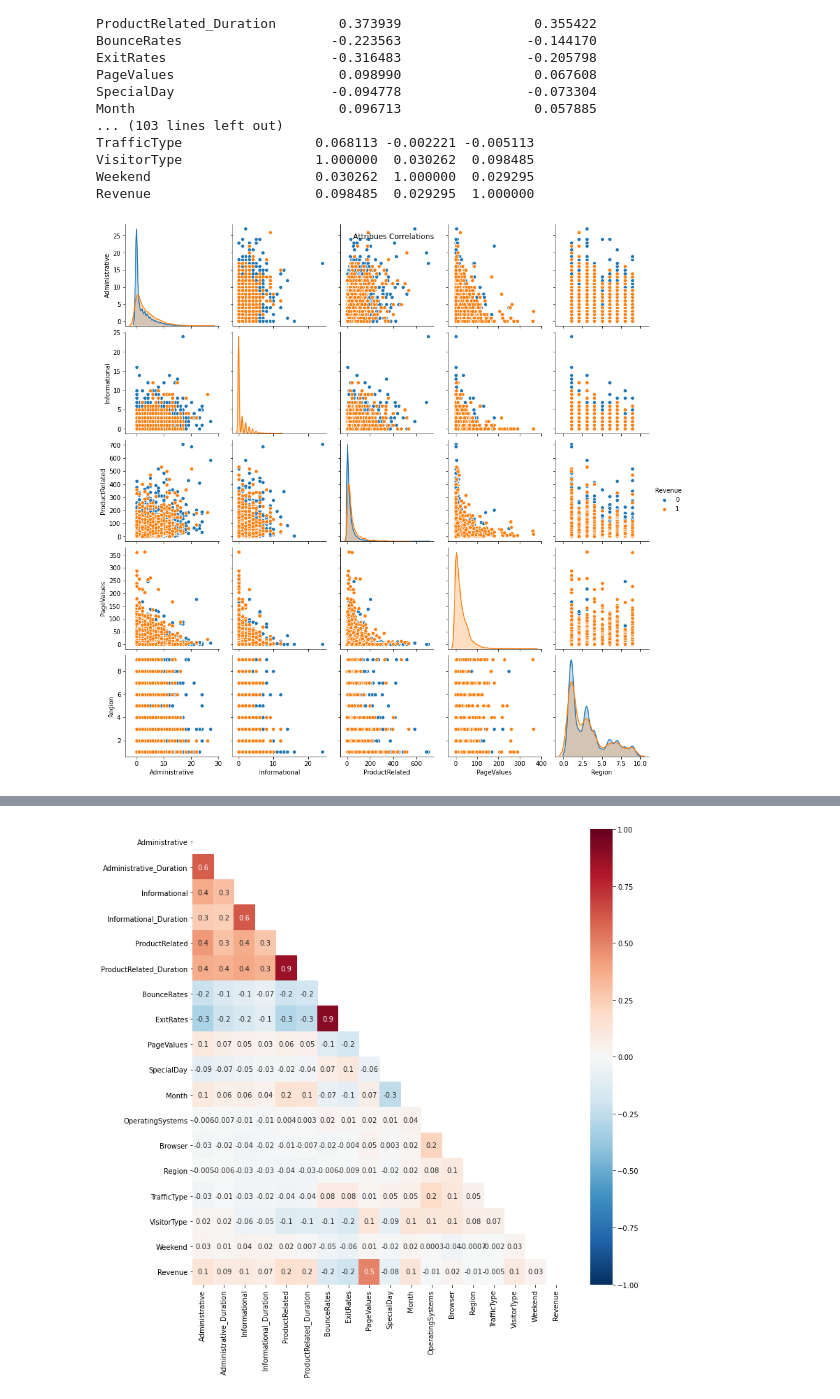
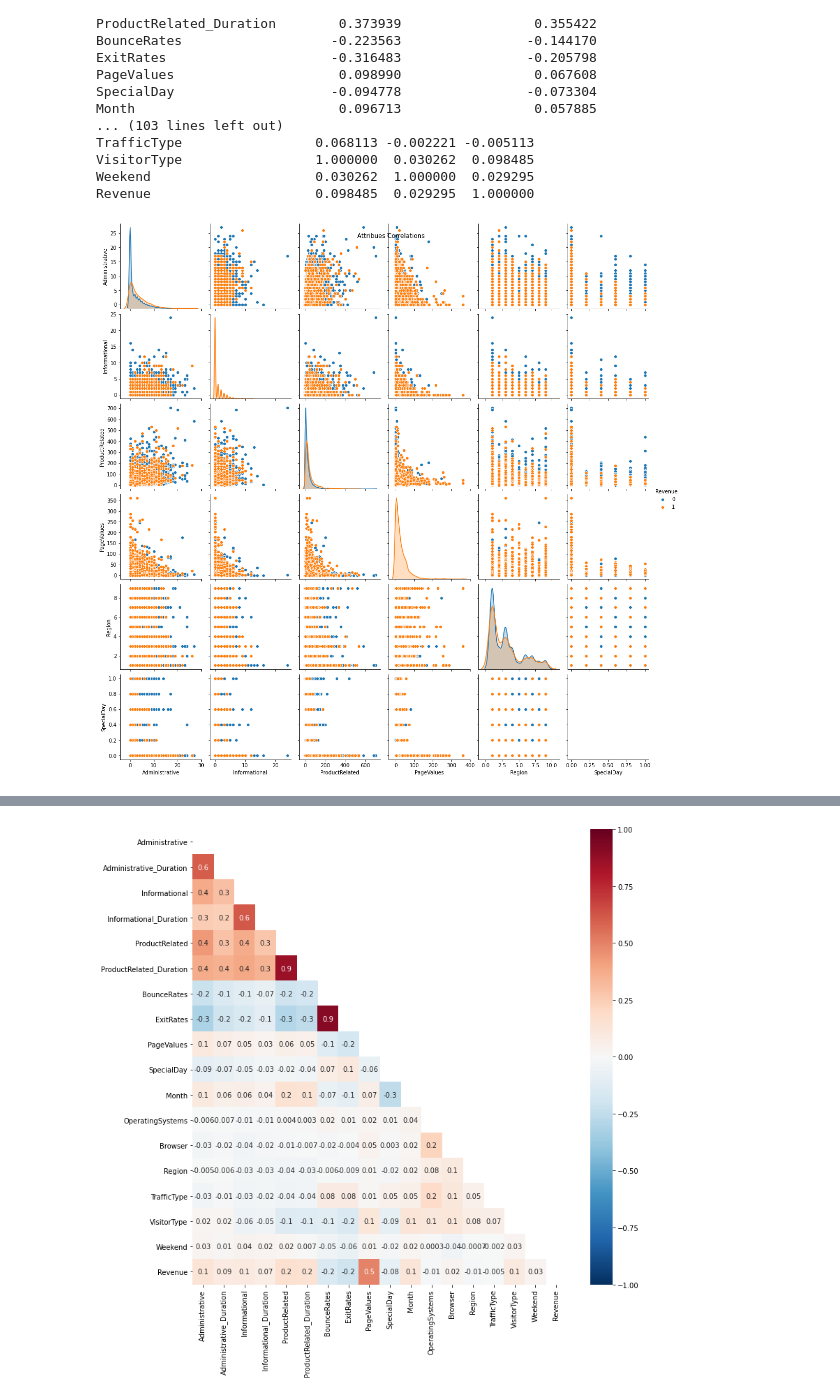
Before and after one commit to gabybolivar/CIND820-Capstone-Project-Online-Shoppers-Purchasing-Intention, a Jupyter notebook: EDA-Data Preparation/EDA- Data preparation Online shoppers.ipynb, the cells around one changed output, grey strips where cells are left out. Drawn from its saved outputs; the diff is of its cells as text; code cells hidden in the pictures.

```diff
--- a/EDA-Data Preparation/EDA- Data preparation Online shoppers.ipynb
+++ b/EDA-Data Preparation/EDA- Data preparation Online shoppers.ipynb
@@ -168,8 +193,9 @@ VisitorType                 1.000000  0.030262  0.098485
 Weekend                     0.030262  1.000000  0.029295
 Revenue                     0.098485  0.029295  1.000000
 # %%
-g1 = sns.pairplot(df[['Administrative', 'Informational', 'ProductRelated', 'PageValues', 'Region','Revenue']], hue='Revenue')
+g1 = sns.pairplot(df[['Administrative', 'Informational', 'ProductRelated', 'PageValues', 'Region', 'SpecialDay','Revenue']], hue='Revenue')
 g1.fig.suptitle('Attribues Correlations')
+plt.savefig('output.png', dpi=300, bbox_inches='tight')
 plt.show()
 # %% [output]
-[figure, old version]
+[figure, new version]
```
Also changed, not shown: parts of 119 cells of this notebook, 3 other files.
